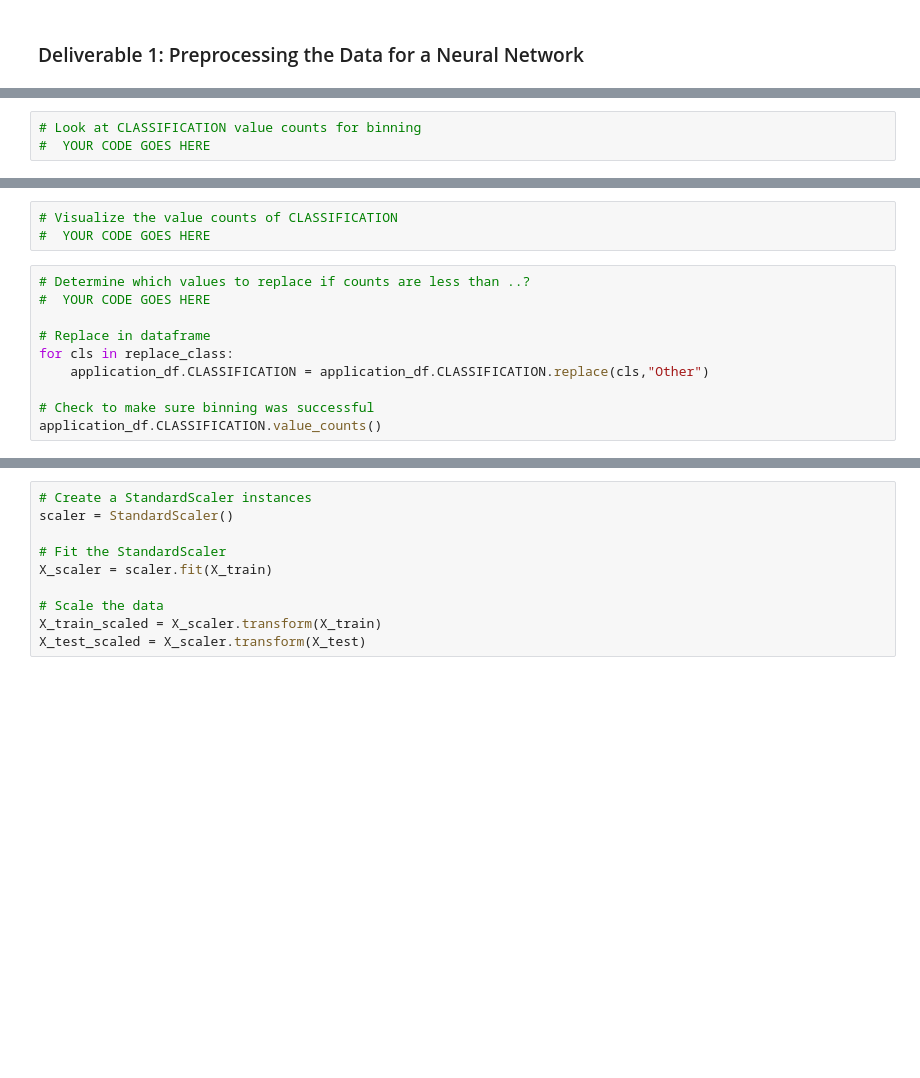
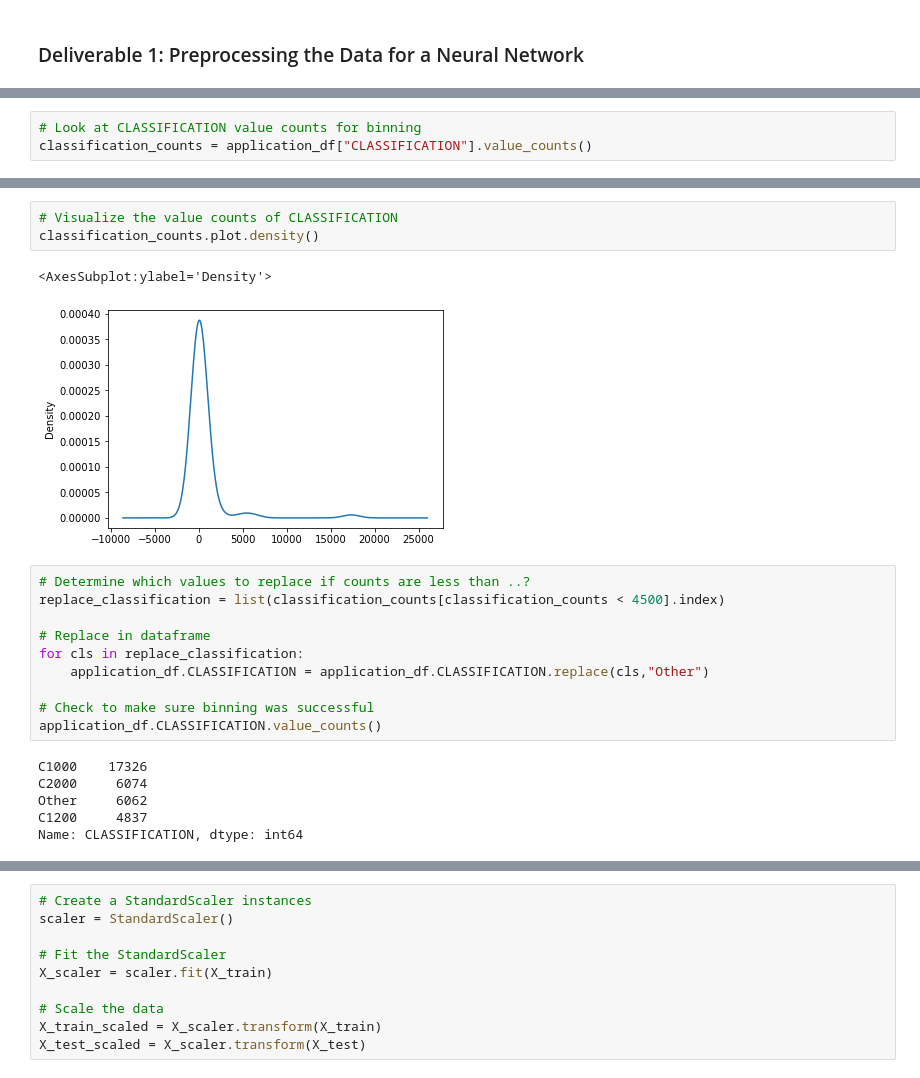
Before and after one commit to Chayda/Neural_Network_Charity_Analysis, a Jupyter notebook: AlphabetSoupCharity.ipynb, the cells around one changed output, grey strips where cells are left out. Cells and saved outputs as stored; diff of their text form; blank space fills up the shorter version.

```diff
--- a/AlphabetSoupCharity.ipynb
+++ b/AlphabetSoupCharity.ipynb
@@ -39,3 +77,3 @@ application_df.APPLICATION_TYPE.value_counts()
 # %%
 # Look at CLASSIFICATION value counts for binning
-#  YOUR CODE GOES HERE
+classification_counts = application_df["CLASSIFICATION"].value_counts()
@@ -42,15 +93,24 @@ application_df.APPLICATION_TYPE.value_counts()
 # %%
 # Visualize the value counts of CLASSIFICATION
-#  YOUR CODE GOES HERE
+classification_counts.plot.density()
+# %% [output]
+<AxesSubplot:ylabel='Density'>
+[figure, added]
 # %%
 # Determine which values to replace if counts are less than ..?
-#  YOUR CODE GOES HERE
+replace_classification = list(classification_counts[classification_counts < 4500].index)
 
 # Replace in dataframe
-for cls in replace_class:
+for cls in replace_classification:
     application_df.CLASSIFICATION = application_df.CLASSIFICATION.replace(cls,"Other")
 
 # Check to make sure binning was successful
 application_df.CLASSIFICATION.value_counts()
+# %% [output]
+C1000    17326
+C2000     6074
+Other     6062
+C1200     4837
+Name: CLASSIFICATION, dtype: int64
 # %%
 # Generate our categorical variable lists
```
Also changed, not shown: parts of 15 cells of this notebook.
